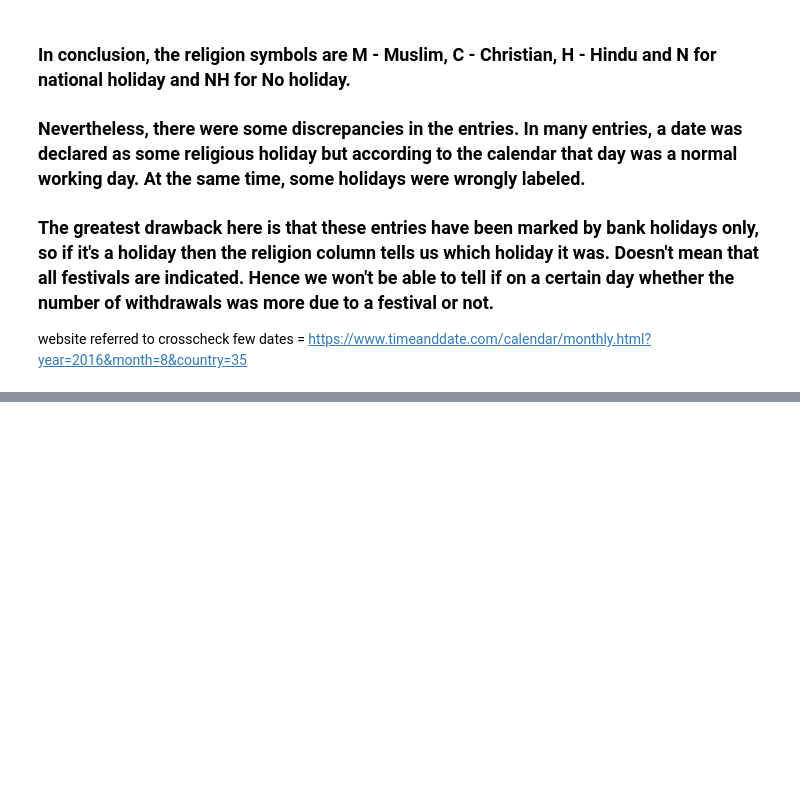
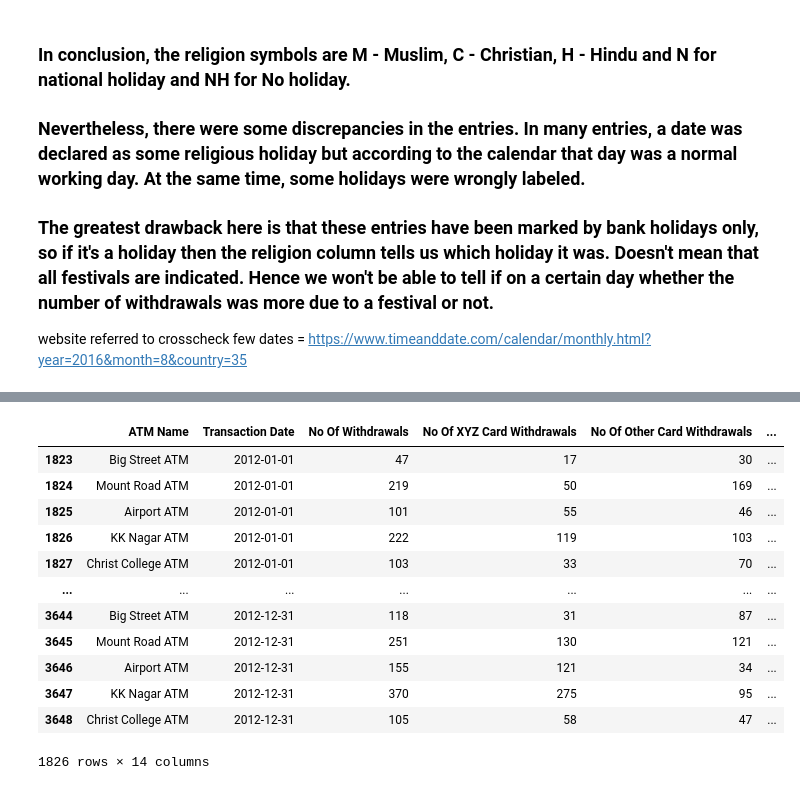
Before and after one commit to Banking-and-Finance/ATM-Cash-Flow-Prediction, a Jupyter notebook: research/EDA.ipynb, the cells around one changed output, grey strips where cells are left out. Cells and saved outputs as stored; diff of their text form; code cells hidden in the pictures; blank space fills up the shorter version.

```diff
--- a/research/EDA.ipynb
+++ b/research/EDA.ipynb
@@ -466,0 +487,16 @@ website referred to crosscheck few dates = https://www.timeanddate.com/calendar/
+# %%
+data[data['Year']==2012]
+# %% [output]
+|  | ATM Name | Transaction Date | No Of Withdrawals | No Of XYZ Card Withdrawals | No Of Other Card Withdrawals | ... |
+| 1823 | Big Street ATM | 2012-01-01 | 47 | 17 | 30 | ... |
+| 1824 | Mount Road ATM | 2012-01-01 | 219 | 50 | 169 | ... |
+| 1825 | Airport ATM | 2012-01-01 | 101 | 55 | 46 | ... |
+| 1826 | KK Nagar ATM | 2012-01-01 | 222 | 119 | 103 | ... |
+| 1827 | Christ College ATM | 2012-01-01 | 103 | 33 | 70 | ... |
+| ... | ... | ... | ... | ... | ... | ... |
+| 3644 | Big Street ATM | 2012-12-31 | 118 | 31 | 87 | ... |
+| 3645 | Mount Road ATM | 2012-12-31 | 251 | 130 | 121 | ... |
+| 3646 | Airport ATM | 2012-12-31 | 155 | 121 | 34 | ... |
+| 3647 | KK Nagar ATM | 2012-12-31 | 370 | 275 | 95 | ... |
+| 3648 | Christ College ATM | 2012-12-31 | 105 | 58 | 47 | ... |
+1826 rows × 14 columns
```
Also changed, not shown: parts of 9 cells of this notebook.
